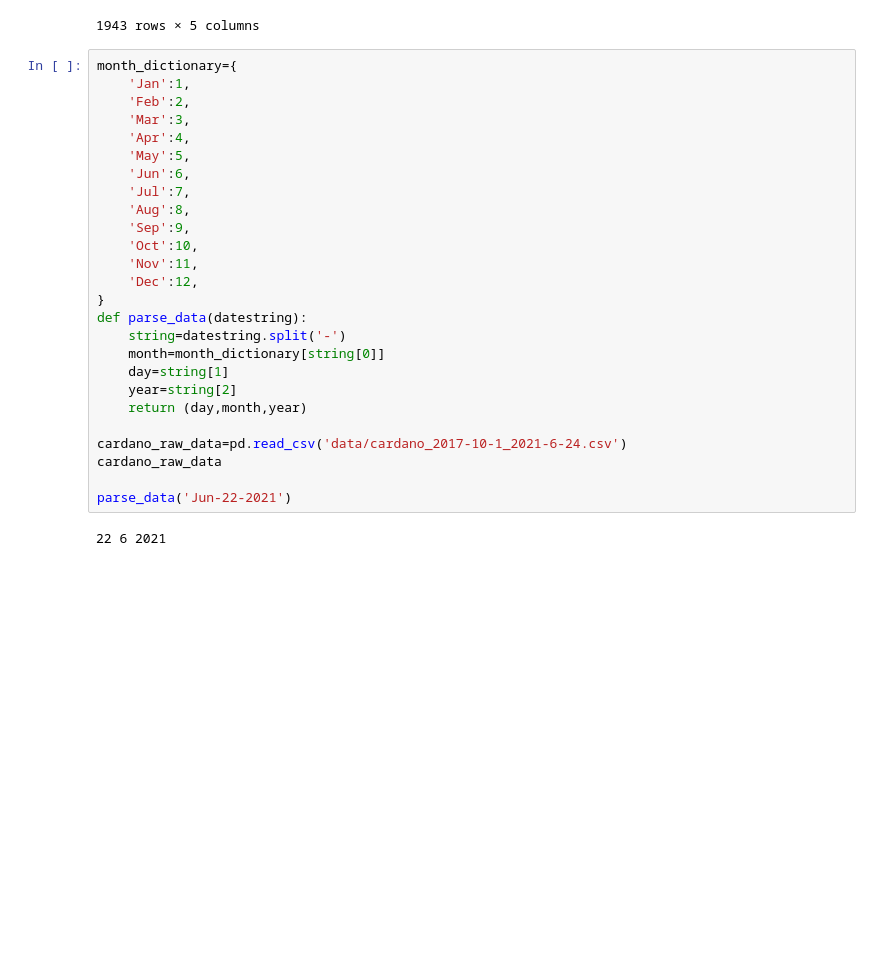
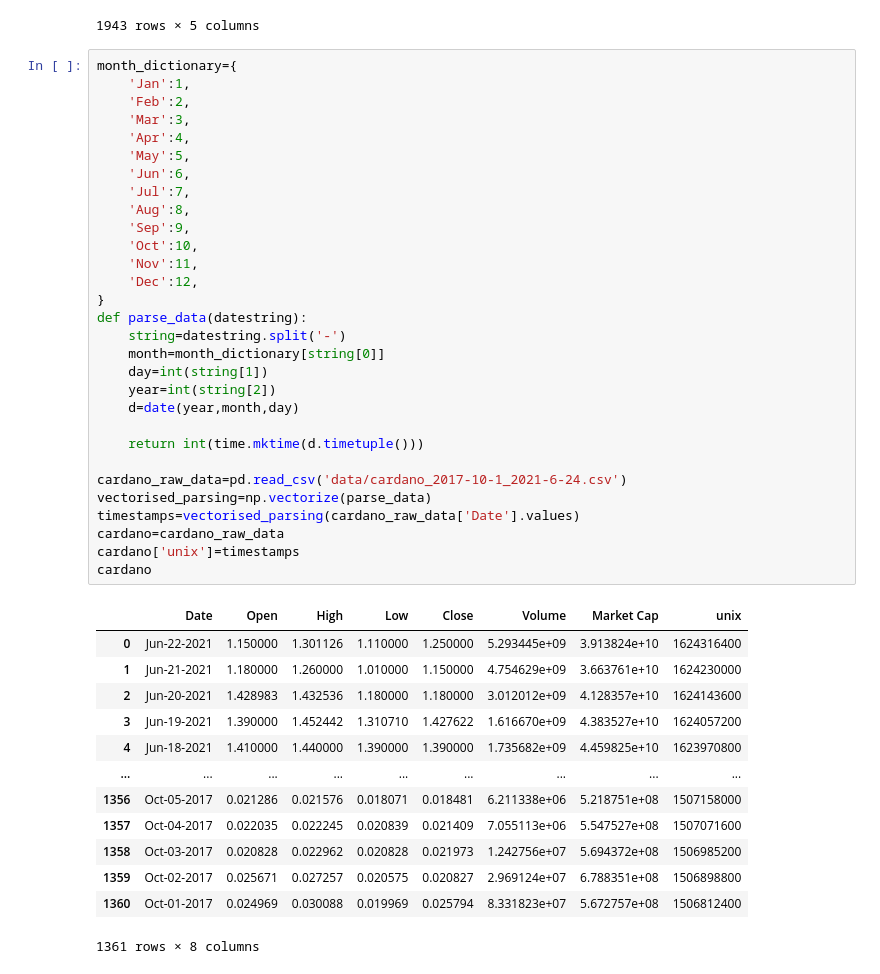
Before and after one commit to RDEvans31/saturn, a Jupyter notebook: Data analysis.ipynb, the cells around one changed output. Saved outputs shown, nothing was run; the diff lists cells and outputs as text; blank space fills up the shorter version.

```diff
--- a/Data analysis.ipynb
+++ b/Data analysis.ipynb
@@ -159,28 +160,44 @@ rolling_risk(btc_price_data,slow,100)
 # %%
 month_dictionary={
     'Jan':1,
     'Feb':2,
     'Mar':3,
     'Apr':4,
     'May':5,
     'Jun':6,
     'Jul':7,
     'Aug':8,
     'Sep':9,
     'Oct':10,
     'Nov':11,
     'Dec':12,
 }
 def parse_data(datestring):
     string=datestring.split('-')
     month=month_dictionary[string[0]]
-    day=string[1]
-    year=string[2]
-    return (day,month,year)
+    day=int(string[1])
+    year=int(string[2])
+    d=date(year,month,day)
+
+    return int(time.mktime(d.timetuple()))
 
 cardano_raw_data=pd.read_csv('data/cardano_2017-10-1_2021-6-24.csv')
-cardano_raw_data
-
-parse_data('Jun-22-2021')
+vectorised_parsing=np.vectorize(parse_data)
+timestamps=vectorised_parsing(cardano_raw_data['Date'].values)
+cardano=cardano_raw_data
+cardano['unix']=timestamps
+cardano
 # %% [output]
+|  | Date | Open | High | Low | Close | Volume | Market Cap | unix |
+| 0 | Jun-22-2021 | 1.150000 | 1.301126 | 1.110000 | 1.250000 | 5.293445e+09 | 3.913824e+10 | 1624316400 |
+| 1 | Jun-21-2021 | 1.180000 | 1.260000 | 1.010000 | 1.150000 | 4.754629e+09 | 3.663761e+10 | 1624230000 |
+| 2 | Jun-20-2021 | 1.428983 | 1.432536 | 1.180000 | 1.180000 | 3.012012e+09 | 4.128357e+10 | 1624143600 |
+| 3 | Jun-19-2021 | 1.390000 | 1.452442 | 1.310710 | 1.427622 | 1.616670e+09 | 4.383527e+10 | 1624057200 |
+| 4 | Jun-18-2021 | 1.410000 | 1.440000 | 1.390000 | 1.390000 | 1.735682e+09 | 4.459825e+10 | 1623970800 |
+| ... | ... | ... | ... | ... | ... | ... | ... | ... |
+| 1356 | Oct-05-2017 | 0.021286 | 0.021576 | 0.018071 | 0.018481 | 6.211338e+06 | 5.218751e+08 | 1507158000 |
+| 1357 | Oct-04-2017 | 0.022035 | 0.022245 | 0.020839 | 0.021409 | 7.055113e+06 | 5.547527e+08 | 1507071600 |
+| 1358 | Oct-03-2017 | 0.020828 | 0.022962 | 0.020828 | 0.021973 | 1.242756e+07 | 5.694372e+08 | 1506985200 |
+| 1359 | Oct-02-2017 | 0.025671 | 0.027257 | 0.020575 | 0.020827 | 2.969124e+07 | 6.788351e+08 | 1506898800 |
+| 1360 | Oct-01-2017 | 0.024969 | 0.030088 | 0.019969 | 0.025794 | 8.331823e+07 | 5.672757e+08 | 1506812400 |
-22 6 2021
+1361 rows × 8 columns
```
Also changed, not shown: parts of 2 cells of this notebook.
